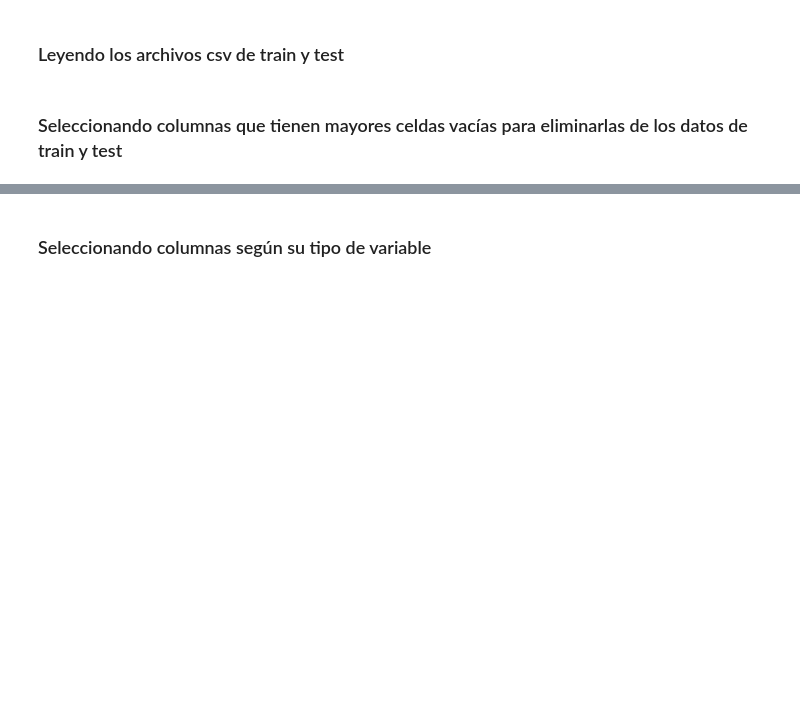
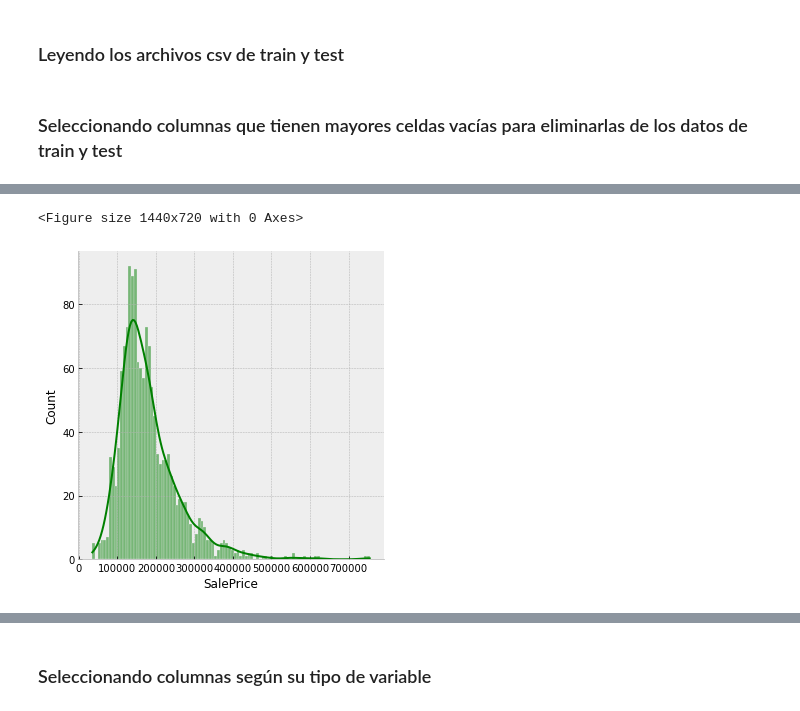
Before and after one commit to vcornejo22/Trabajo_Final_MLOPS, a Jupyter notebook: scr/Trabajo_final.ipynb, the cells around one changed output, grey strips where cells are left out. Drawn from its saved outputs; the diff is of its cells as text; code cells hidden in the pictures; blank space fills up the shorter version.

```diff
--- a/scr/Trabajo_final.ipynb
+++ b/scr/Trabajo_final.ipynb
@@ -16,15 +16,18 @@ La métrica usada será RMSE
 import pandas as pd
 import numpy as np
 import matplotlib.pyplot as plt
+import seaborn as sns
+%matplotlib inline
+plt.style.use('bmh')
 # %% [markdown]
 ### Leyendo los archivos csv de train y test
 # %%
-train = pd.read_csv('./dataset/Precios de casas/train.csv')
-test = pd.read_csv('./dataset/Precios de casas/test.csv')
+train = pd.read_csv('../dataset/train.csv')
+test = pd.read_csv('../dataset/test.csv')
 # %% [markdown]
 ### Seleccionando columnas que tienen mayores celdas vacías para eliminarlas de los datos de train y test
 # %%
-drop_columns = test.isnull().sum()[test.isnull().sum() > test.shape[0]/2]
+drop_columns = train.isnull().sum()[train.isnull().sum() > train.shape[0]/2]
 drop_columns = drop_columns.index.to_list()
 # %%
 train_new = train.drop(drop_columns, axis =1)
@@ -31,0 +55,7 @@ test_new = test.drop(drop_columns, axis=1)
+# %%
+plt.figure(figsize=(20,10))
+sns.displot(data=train_new, x='SalePrice', color='g', bins=100, kde=True)
+plt.show()
+# %% [output]
+<Figure size 1440x720 with 0 Axes>
+[figure, added]
```
Also changed, not shown: parts of 22 cells of this notebook.
